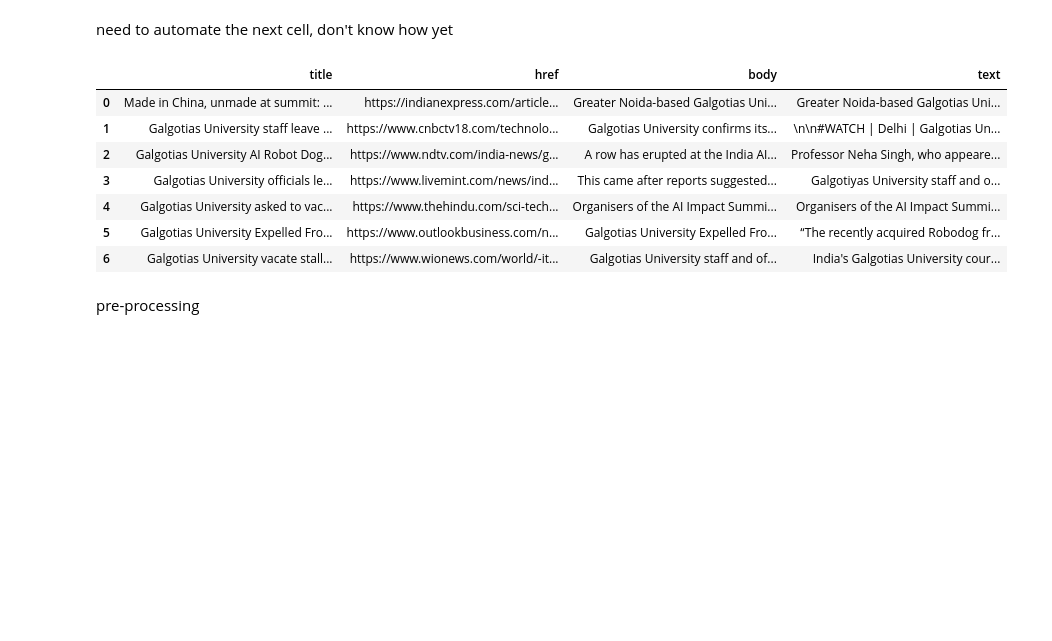
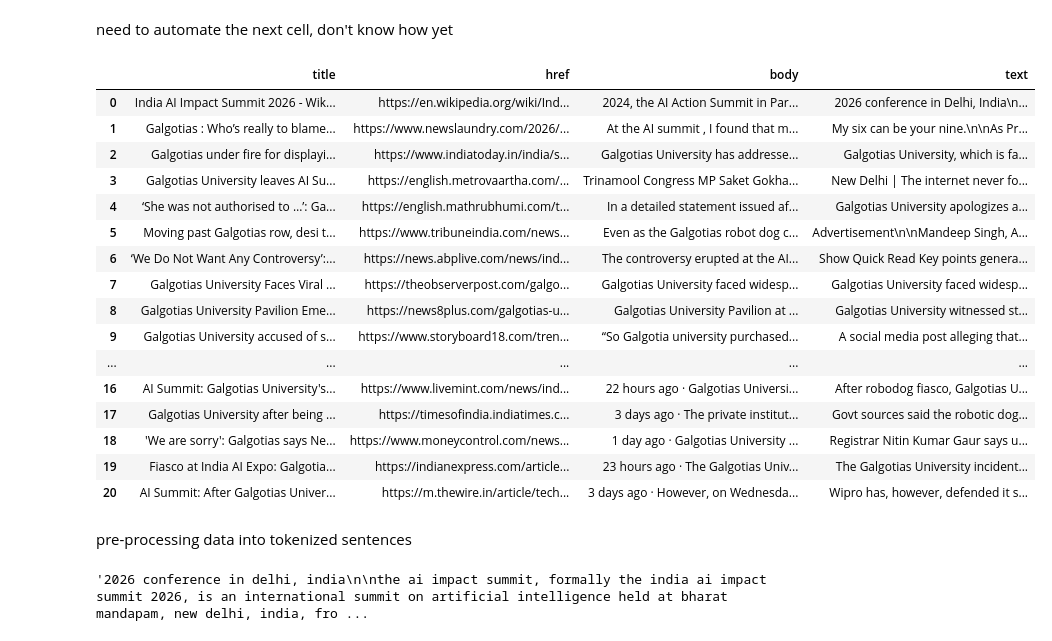
Before and after one commit to thebipolarbabu/telegram_bot_project, a Jupyter notebook: datacollection.ipynb, the cells around one changed output. Saved outputs shown, nothing was run; the diff lists cells and outputs as text; code cells hidden in the pictures; blank space fills up the shorter version.

```diff
--- a/datacollection.ipynb
+++ b/datacollection.ipynb
@@ -90,15 +114,24 @@ df
 # %% [markdown]
 need to automate the next cell, don't know how yet
 # %%
-df.drop([0,2],axis=0, inplace=True)
+df.drop([13,14,17,29],axis=0, inplace=True)
 df.reset_index(drop=True, inplace=True)
 df
 # %% [output]
 |  | title | href | body | text |
-| 0 | Made in China, unmade at summit: ... | https://indianexpress.com/article... | Greater Noida-based Galgotias Uni... | Greater Noida-based Galgotias Uni... |
-| 1 | Galgotias University staff leave ... | https://www.cnbctv18.com/technolo... | Galgotias University confirms its... | \n\n#WATCH | Delhi | Galgotias Un... |
-| 2 | Galgotias University AI Robot Dog... | https://www.ndtv.com/india-news/g... | A row has erupted at the India AI... | Professor Neha Singh, who appeare... |
-| 3 | Galgotias University officials le... | https://www.livemint.com/news/ind... | This came after reports suggested... | Galgotiyas University staff and o... |
-| 4 | Galgotias University asked to vac... | https://www.thehindu.com/sci-tech... | Organisers of the AI Impact Summi... | Organisers of the AI Impact Summi... |
-| 5 | Galgotias University Expelled Fro... | https://www.outlookbusiness.com/n... | Galgotias University Expelled Fro... | “The recently acquired Robodog fr... |
-| 6 | Galgotias University vacate stall... | https://www.wionews.com/world/-it... | Galgotias University staff and of... | India's Galgotias University cour... |
+| 0 | India AI Impact Summit 2026 - Wik... | https://en.wikipedia.org/wiki/Ind... | 2024, the AI Action Summit in Par... | 2026 conference in Delhi, India\n... |
+| 1 | Galgotias : Who’s really to blame... | https://www.newslaundry.com/2026/... | At the AI summit , I found that m... | My six can be your nine.\n\nAs Pr... |
+| 2 | Galgotias under fire for displayi... | https://www.indiatoday.in/india/s... | Galgotias University has addresse... | Galgotias University, which is fa... |
+| 3 | Galgotias University leaves AI Su... | https://english.metrovaartha.com/... | Trinamool Congress MP Saket Gokha... | New Delhi | The internet never fo... |
+| 4 | ‘She was not authorised to …’: Ga... | https://english.mathrubhumi.com/t... | In a detailed statement issued af... | Galgotias University apologizes a... |
+| 5 | Moving past Galgotias row, desi t... | https://www.tribuneindia.com/news... | Even as the Galgotias robot dog c... | Advertisement\n\nMandeep Singh, A... |
+| 6 | ‘We Do Not Want Any Controversy’:... | https://news.abplive.com/news/ind... | The controversy erupted at the AI... | Show Quick Read Key points genera... |
+| 7 | Galgotias University Faces Viral ... | https://theobserverpost.com/galgo... | Galgotias University faced widesp... | Galgotias University faced widesp... |
+| 8 | Galgotias University Pavilion Eme... | https://news8plus.com/galgotias-u... | Galgotias University Pavilion at ... | Galgotias University witnessed st... |
+| 9 | Galgotias University accused of s... | https://www.storyboard18.com/tren... | “So Galgotia university purchased... | A social media post alleging that... |
+| ... | ... | ... | ... | ... |
+| 16 | AI Summit: Galgotias University's... | https://www.livemint.com/news/ind... | 22 hours ago · Galgotias Universi... | After robodog fiasco, Galgotias U... |
+| 17 | Galgotias University after being ... | https://timesofindia.indiatimes.c... | 3 days ago · The private institut... | Govt sources said the robotic dog... |
+| 18 | 'We are sorry': Galgotias says Ne... | https://www.moneycontrol.com/news... | 1 day ago · Galgotias University ... | Registrar Nitin Kumar Gaur says u... |
+| 19 | Fiasco at India AI Expo: Galgotia... | https://indianexpress.com/article... | 23 hours ago · The Galgotias Univ... | The Galgotias University incident... |
+| 20 | AI Summit: After Galgotias Univer... | https://m.thewire.in/article/tech... | 3 days ago · However, on Wednesda... | Wipro has, however, defended it s... |
@@ -105,2 +140,8 @@ df
 # %% [markdown]
-pre-processing
+pre-processing data into tokenized sentences
+# %%
+all_text = ' '.join(df['text'])
+all_text = all_text.lower()
+all_text
+# %% [output]
+'2026 conference in delhi, india\n\nthe ai impact summit, formally the india ai impact summit 2026, is an international summit on artificial intelligence held at bharat mandapam, new delhi, india, fro ...
```
Also changed, not shown: parts of 11 cells of this notebook.
